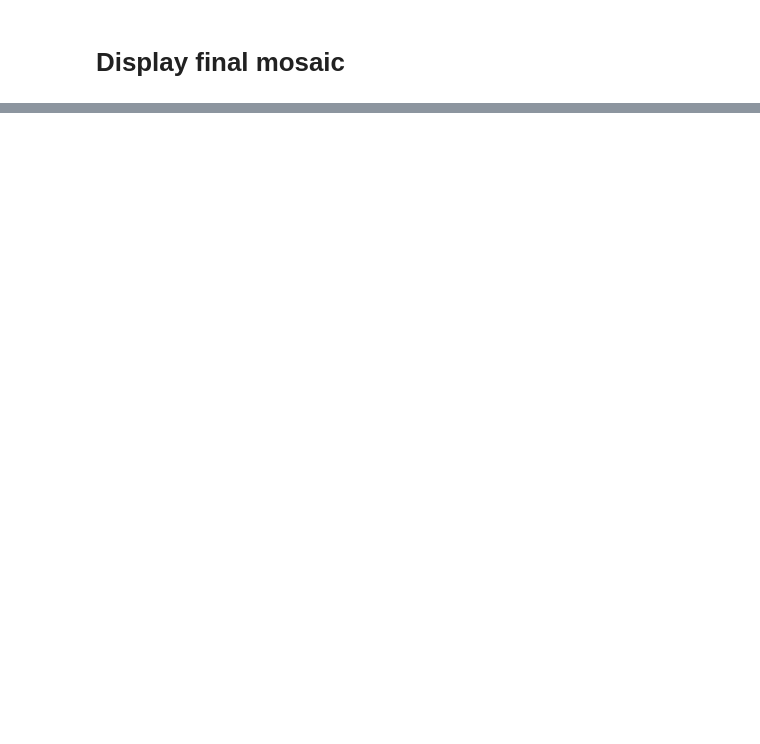
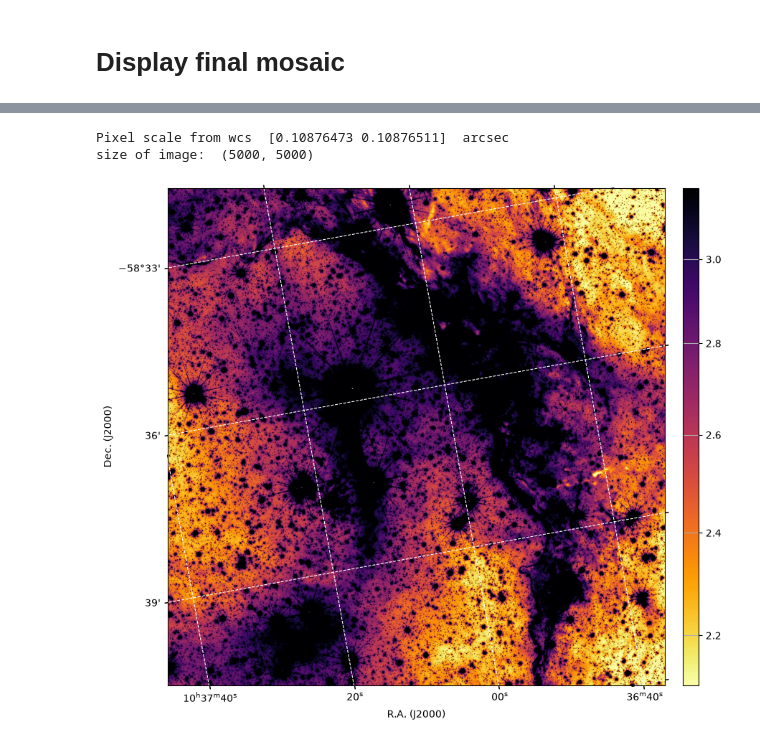
Before and after one commit to darioflute/flo, a Jupyter notebook: notebooks/MultithreadingPipeline.ipynb, the cells around one changed output, grey strips where cells are left out. Cells and saved outputs as stored; diff of their text form; code cells hidden in the pictures; blank space fills up the shorter version.

```diff
--- a/notebooks/MultithreadingPipeline.ipynb
+++ b/notebooks/MultithreadingPipeline.ipynb
@@ -623,2 +631,42 @@ Pixel scale from wcs  [0.10876322 0.10876322]  arcsec
 size of image:  (18184, 28527)
 [figure]
+# %%
+# Display mosaic
+import matplotlib.pyplot as plt
+import roman_datamodels as rdm
+from astropy import visualization
+from astropy.table import Table
+import numpy as np
+from astropy.wcs.utils import proj_plane_pixel_scales as ppps
+from astropy.wcs import WCS
+from astropy.io import fits
+
+with rdm.open('test_160p59x04y02_coadd.asdf') as dm:
+    image = dm.data.copy()
+    header = dm.meta.wcs.to_fits()[0]
+
+wcs = WCS(header)
+
+
+#image = image[4000:, 4000:]
+print('Pixel scale from wcs ', ppps(wcs)*3600, ' arcsec')
+print('size of image: ', np.shape(image))
+norm = visualization.ImageNormalize(image,
+                                    interval=visualization.ZScaleInterval(contrast=1),
+                                    stretch=visualization.AsinhStretch(a=1))
+
+fig, ax = plt.subplots(figsize=(9, 9), subplot_kw={'projection':wcs})
+
+plot = ax.imshow(image, norm=norm,  origin='lower',cmap='inferno_r')
+ax.coords.grid(True, color='white', ls='dashed')
+ax.coords[0].set_axislabel('R.A. (J2000)')
+ax.coords[1].set_axislabel('Dec. (J2000)')
+
+cax = plt.axes([0.925, 0.11, 0.025,0.77 ])
+plt.colorbar(mappable=plot, cax=cax)
+plt.grid()
+plt.show()
+# %% [output]
+Pixel scale from wcs  [0.10876473 0.10876511]  arcsec
+size of image:  (5000, 5000)
+[figure, added]
```
Also changed, not shown: parts of 5 cells of this notebook.
